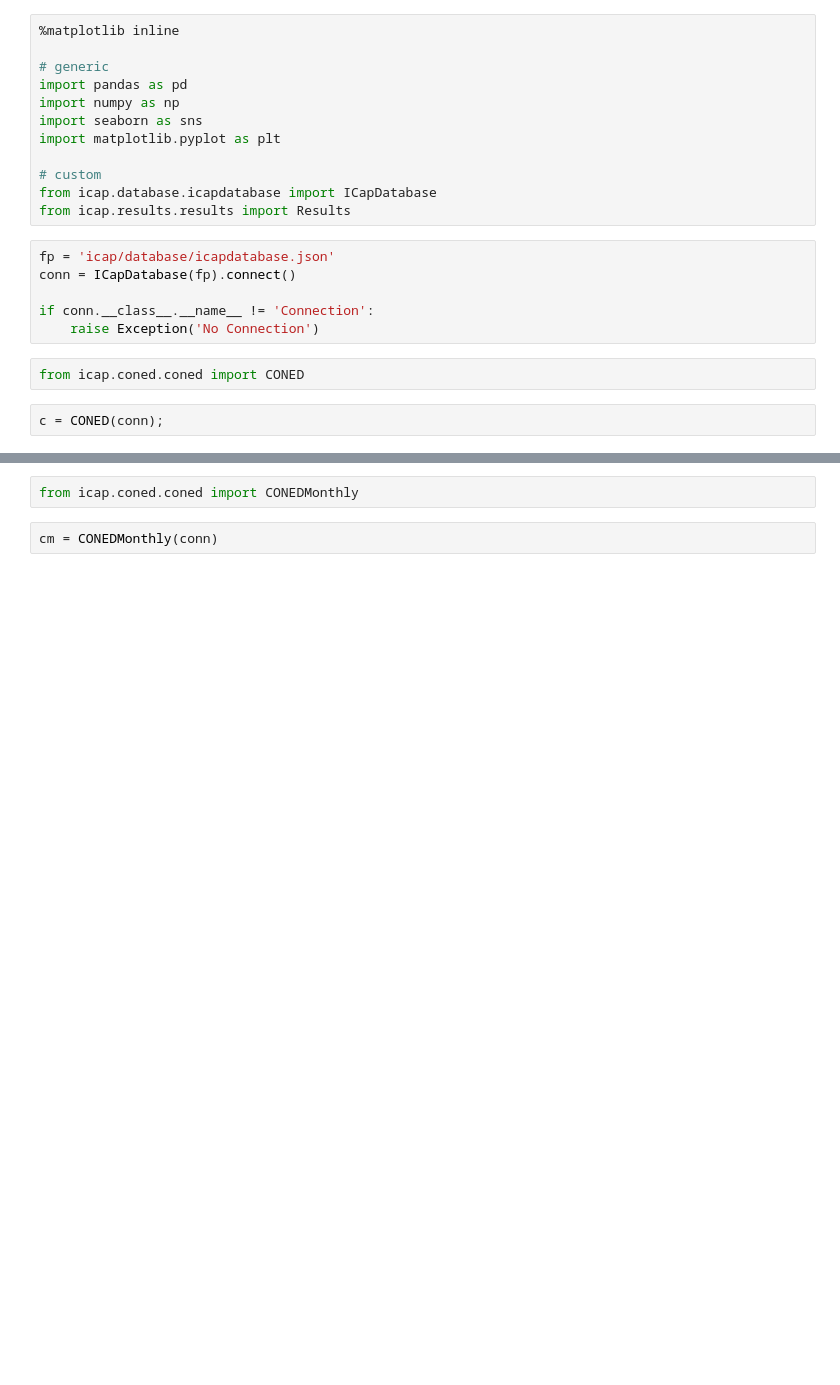
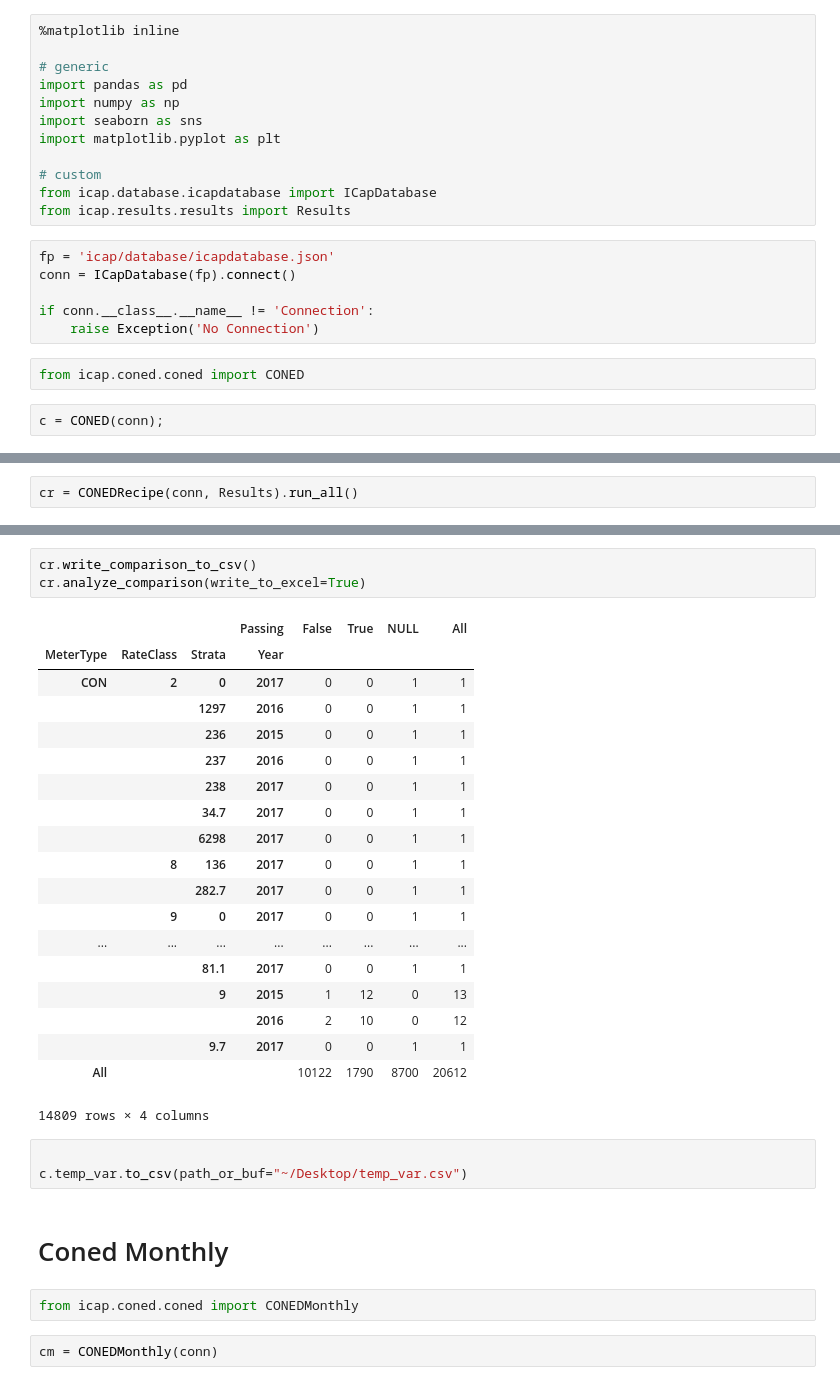
Before and after one commit to mileshill/jeapi, a Jupyter notebook: Coned.ipynb, the cells around one changed output, grey strips where cells are left out. Saved outputs shown, nothing was run; the diff lists cells and outputs as text; blank space fills up the shorter version.

```diff
--- a/Coned.ipynb
+++ b/Coned.ipynb
@@ -22,0 +25,2 @@ c = CONED(conn);
+# %%
+cr = CONEDRecipe(conn, Results).run_all()
@@ -23,3 +37,31 @@ c = CONED(conn);
+# %%
+cr.write_comparison_to_csv()
+cr.analyze_comparison(write_to_excel=True)
+# %% [output]
+|  |  |  | Passing | False | True | NULL | All |
+| MeterType | RateClass | Strata | Year |  |  |  |  |
+| CON | 2 | 0 | 2017 | 0 | 0 | 1 | 1 |
+|  |  | 1297 | 2016 | 0 | 0 | 1 | 1 |
+|  |  | 236 | 2015 | 0 | 0 | 1 | 1 |
+|  |  | 237 | 2016 | 0 | 0 | 1 | 1 |
+|  |  | 238 | 2017 | 0 | 0 | 1 | 1 |
+|  |  | 34.7 | 2017 | 0 | 0 | 1 | 1 |
+|  |  | 6298 | 2017 | 0 | 0 | 1 | 1 |
+|  | 8 | 136 | 2017 | 0 | 0 | 1 | 1 |
+|  |  | 282.7 | 2017 | 0 | 0 | 1 | 1 |
+|  | 9 | 0 | 2017 | 0 | 0 | 1 | 1 |
+| ... | ... | ... | ... | ... | ... | ... | ... |
+|  |  | 81.1 | 2017 | 0 | 0 | 1 | 1 |
+|  |  | 9 | 2015 | 1 | 12 | 0 | 13 |
+|  |  |  | 2016 | 2 | 10 | 0 | 12 |
+|  |  | 9.7 | 2017 | 0 | 0 | 1 | 1 |
+| All |  |  |  | 10122 | 1790 | 8700 | 20612 |
+14809 rows × 4 columns
+# %%
+
+c.temp_var.to_csv(path_or_buf="~/Desktop/temp_var.csv")
+# %% [markdown]
+# Coned Monthly
 # %%
 from icap.coned.coned import CONEDMonthly
 # %%
```
Also changed, not shown: parts of 17 cells of this notebook, 6 other files.
